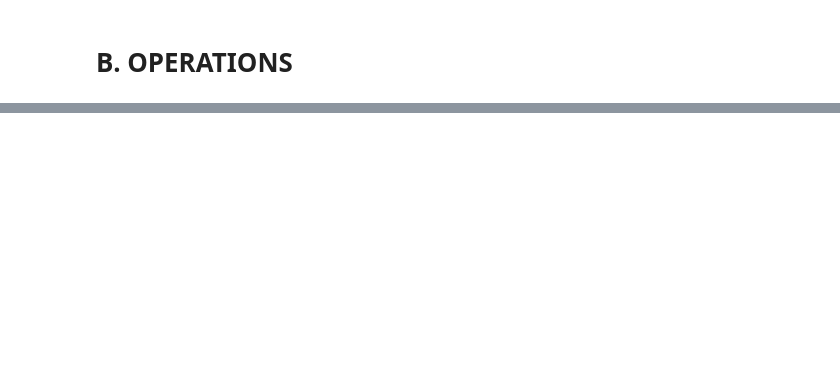
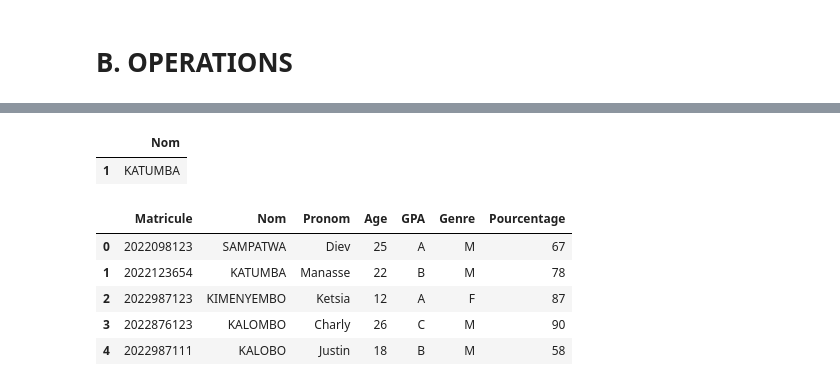
Before and after one commit to dahouda2pro/Intelligence_Artificielle_--BAC3_GL_IA-, a Jupyter notebook: Chapter-1-Lab-1.ipynb, the cells around one changed output, grey strips where cells are left out. Saved outputs shown, nothing was run; the diff lists cells and outputs as text; code cells hidden in the pictures; blank space fills up the shorter version.

```diff
--- a/Chapter-1-Lab-1.ipynb
+++ b/Chapter-1-Lab-1.ipynb
@@ -100,0 +246,8 @@ Type du Tableau <class 'numpy.ndarray'>
+# %%
+Info_tous_les_etudiants_BAC_GL_IA = {
+    'Matricule':['2022098123', '2022123654', '2022987123', '2022876123', '2022987111'],
+    'Nom': ['SAMPATWA', 'KATUMBA', 'KIMENYEMBO', 'KALOMBO', 'KALOBO'],
+    'Pronom': ['Diev', 'Manasse', 'Ketsia', 'Charly', 'Justin'],
+    'Age': [25, 22, 12, 26, 18],
+    'GPA': ['A', 'B', 'A', 'C', 'B']
+}
@@ -100,0 +273,2 @@ Type du Tableau <class 'numpy.ndarray'>
+# %%
+donnees_etudiants = pd.DataFrame(Info_tous_les_etudiants_BAC_GL_IA)
@@ -100,0 +368,18 @@ Type du Tableau <class 'numpy.ndarray'>
+# %%
+donnees_etudiants.iloc[1 : 2, 1:2]
+# %% [output]
+|  | Nom |
+| 1 | KATUMBA |
+# %%
+# Ajouter les colonnes
+donnees_etudiants['Genre'] = ['M', 'M', 'F', 'M', 'M']
+donnees_etudiants['Pourcentage'] = [67, 78, 87, 90, 58]
+# %%
+donnees_etudiants
+# %% [output]
+|  | Matricule | Nom | Pronom | Age | GPA | Genre | Pourcentage |
+| 0 | 2022098123 | SAMPATWA | Diev | 25 | A | M | 67 |
+| 1 | 2022123654 | KATUMBA | Manasse | 22 | B | M | 78 |
+| 2 | 2022987123 | KIMENYEMBO | Ketsia | 12 | A | F | 87 |
+| 3 | 2022876123 | KALOMBO | Charly | 26 | C | M | 90 |
+| 4 | 2022987111 | KALOBO | Justin | 18 | B | M | 58 |
```
Also changed, not shown: parts of 56 cells of this notebook, 1 other file.
